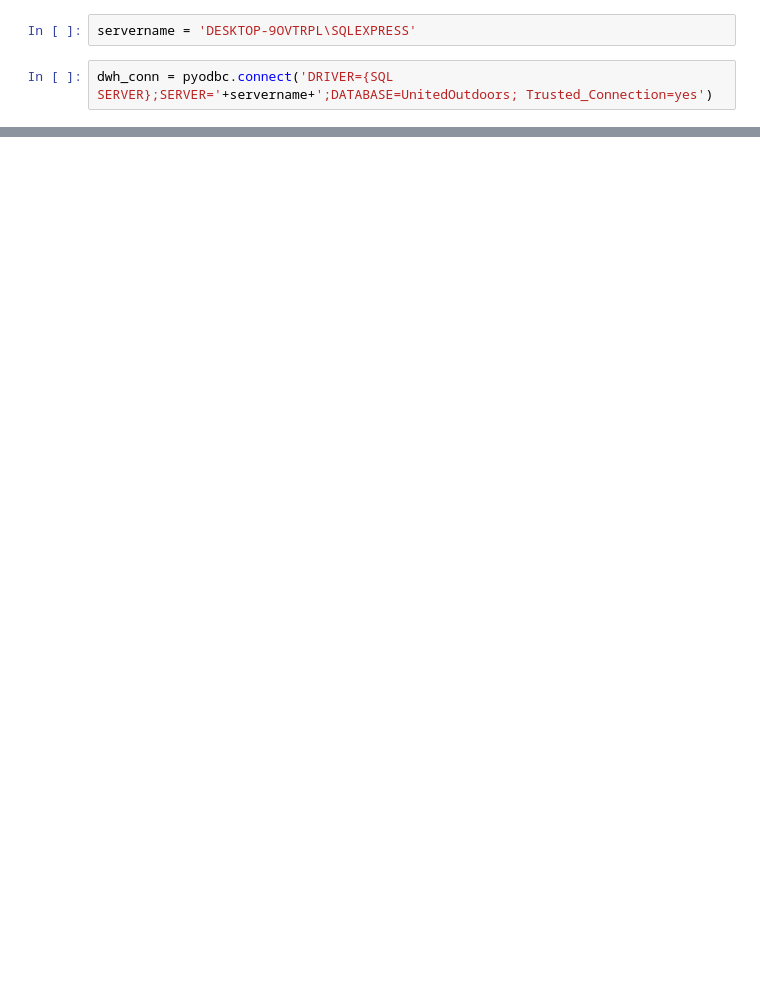
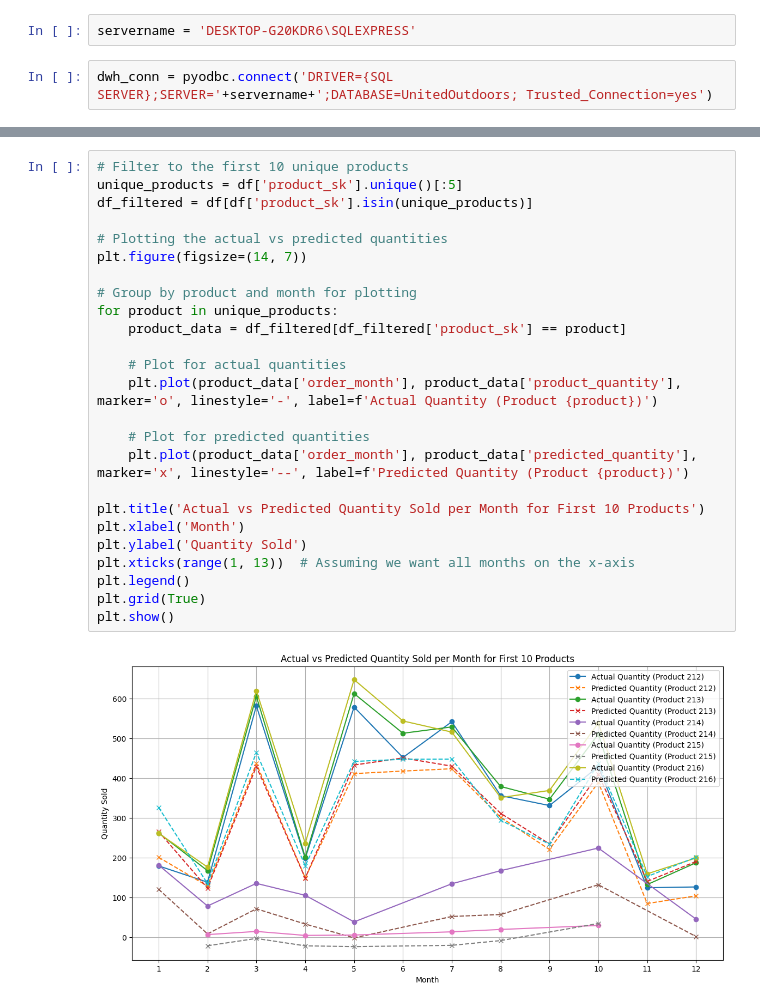
Before and after one commit to JordiPan/United-Outdoors, a Jupyter notebook: python/ML/linear_regression.ipynb, the cells around one changed output, grey strips where cells are left out. Drawn from its saved outputs; the diff is of its cells as text; blank space fills up the shorter version.

```diff
--- a/python/ML/linear_regression.ipynb
+++ b/python/ML/linear_regression.ipynb
@@ -11,6 +11,6 @@ from sklearn.preprocessing import MinMaxScaler
 
 warnings.simplefilter('ignore')
 # %%
-servername = 'DESKTOP-9OVTRPL\SQLEXPRESS'
+servername = 'DESKTOP-G20KDR6\SQLEXPRESS'
 # %%
 dwh_conn = pyodbc.connect('DRIVER={SQL SERVER};SERVER='+servername+';DATABASE=UnitedOutdoors; Trusted_Connection=yes')
@@ -234,0 +117,27 @@ plt.show()
+# %%
+# Filter to the first 10 unique products
+unique_products = df['product_sk'].unique()[:5]
+df_filtered = df[df['product_sk'].isin(unique_products)]
+
+# Plotting the actual vs predicted quantities
+plt.figure(figsize=(14, 7))
+
+# Group by product and month for plotting
+for product in unique_products:
+    product_data = df_filtered[df_filtered['product_sk'] == product]
+
+    # Plot for actual quantities
+    plt.plot(product_data['order_month'], product_data['product_quantity'], marker='o', linestyle='-', label=f'Actual Quantity (Product {product})')
+
+    # Plot for predicted quantities
+    plt.plot(product_data['order_month'], product_data['predicted_quantity'], marker='x', linestyle='--', label=f'Predicted Quantity (Product {product})')
+
+plt.title('Actual vs Predicted Quantity Sold per Month for First 10 Products')
+plt.xlabel('Month')
+plt.ylabel('Quantity Sold')
+plt.xticks(range(1, 13))  # Assuming we want all months on the x-axis
+plt.legend()
+plt.grid(True)
+plt.show()
+# %% [output]
+[figure, added]
```
Also changed, not shown: parts of 24 cells of this notebook.
